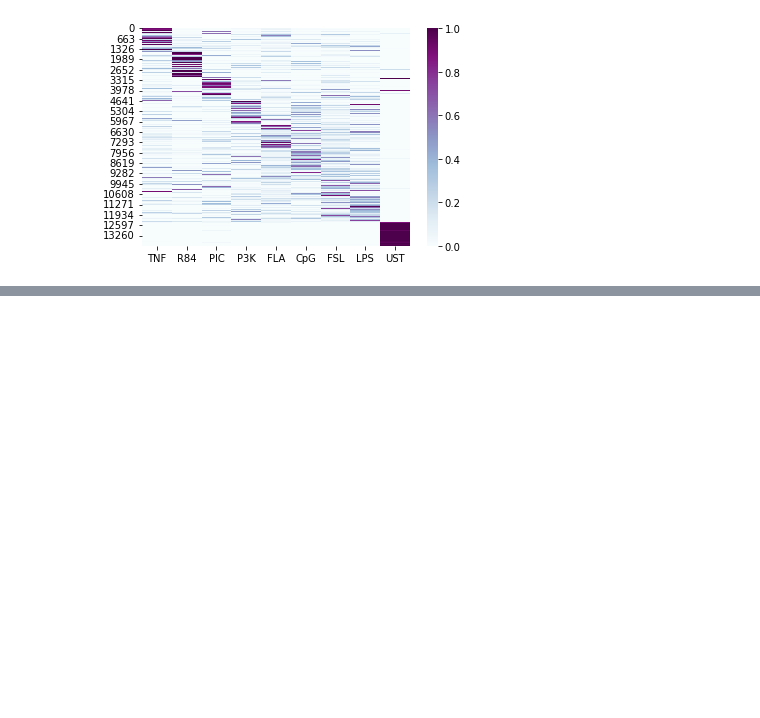
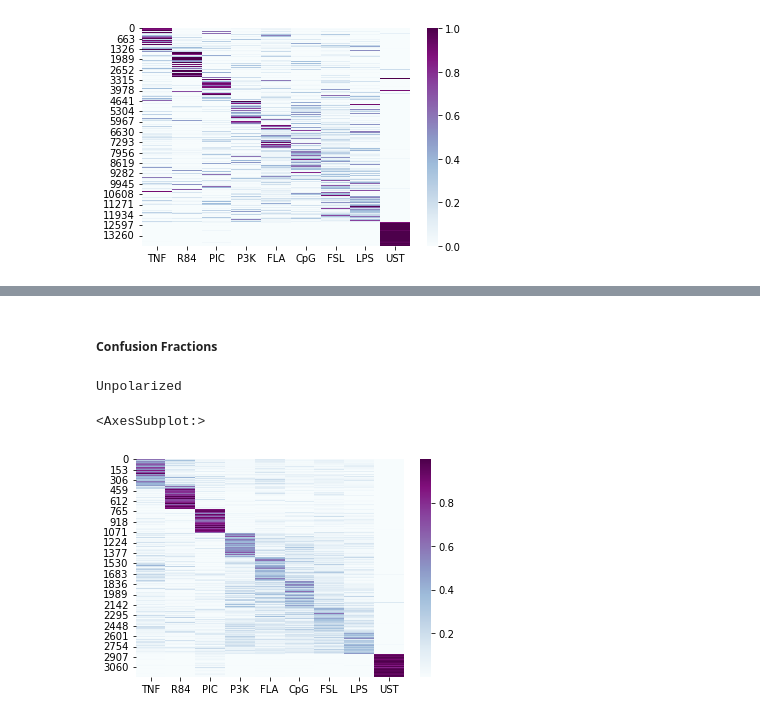
Before and after one commit to apple-soda/lstm-nfkb-dynamics, a Jupyter notebook: notebooks/5-cfv-mm.ipynb, the cells around one changed output, grey strips where cells are left out. Saved outputs shown, nothing was run; the diff lists cells and outputs as text; code cells hidden in the pictures; blank space fills up the shorter version.

```diff
--- a/notebooks/5-cfv-mm.ipynb
+++ b/notebooks/5-cfv-mm.ipynb
@@ -201,0 +333,9 @@ ValueError: Must pass 2-d input. shape=()
+# %% [markdown]
+##### Confusion Fractions
+# %%
+print('Unpolarized')
+sns.heatmap(polarization_fraction[0], xticklabels=ligands, cmap='BuPu')
+# %% [output]
+Unpolarized
+<AxesSubplot:>
+[figure, added]
```
Also changed, not shown: parts of 31 cells of this notebook.
